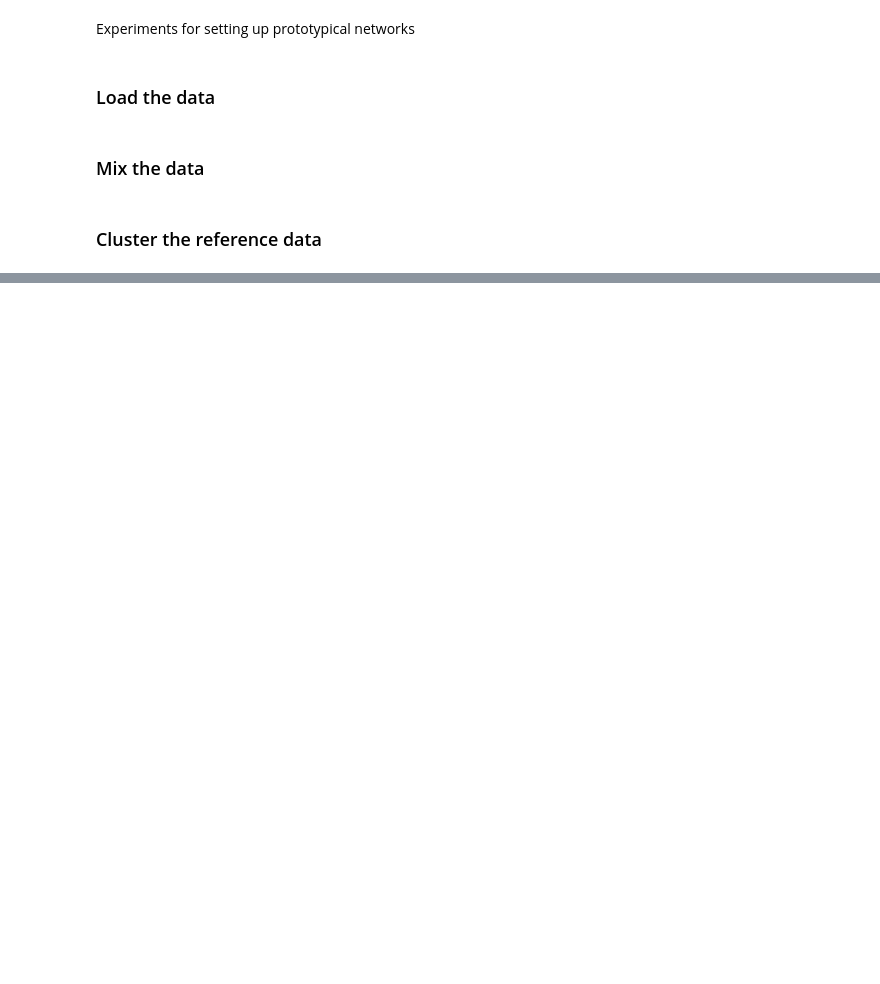
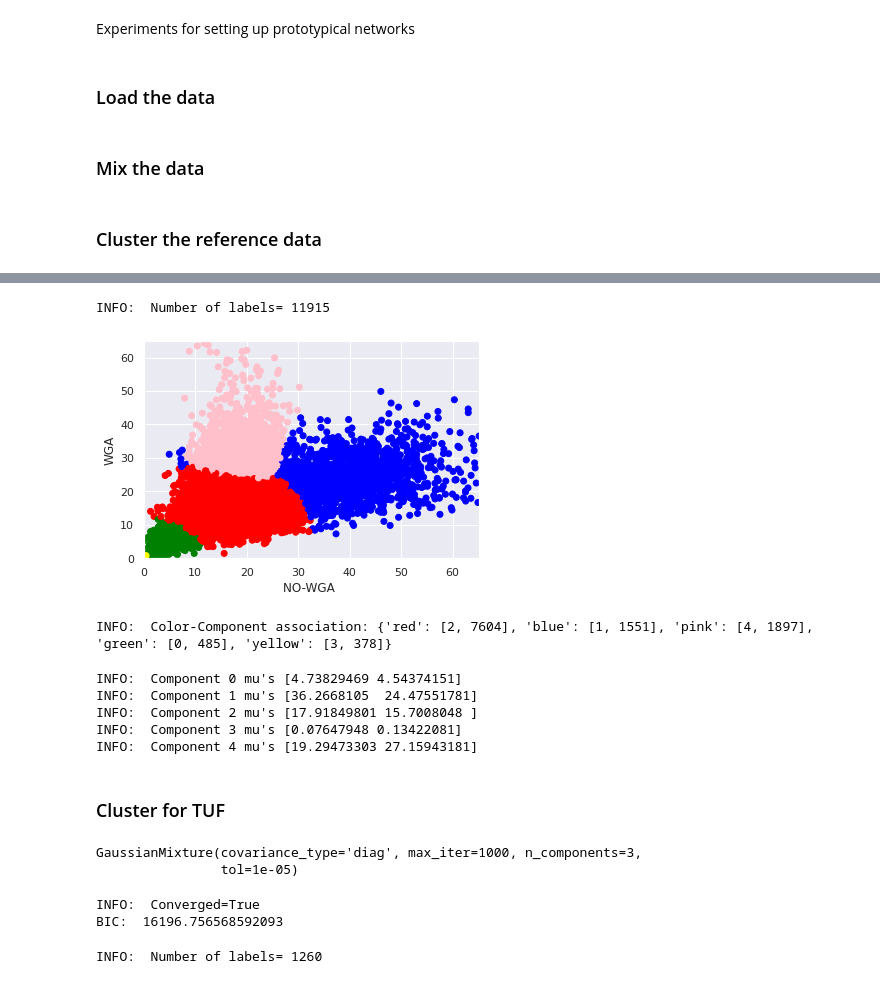
Before and after one commit to pockerman/hmmtuf_app, a Jupyter notebook: stories/experiment_prototypical_network.ipynb, the cells around one changed output, grey strips where cells are left out. Saved outputs shown, nothing was run; the diff lists cells and outputs as text; code cells hidden in the pictures; blank space fills up the shorter version.

```diff
--- a/stories/experiment_prototypical_network.ipynb
+++ b/stories/experiment_prototypical_network.ipynb
@@ -79,0 +85,16 @@ no_wga_mu.extend(nowga_mu_del)
+# %%
+NUM_CLUSTERS=5
+COVARIANCE_TYPE = 'diag'
+MAX_ITRS=1000
+TOL=1.0e-5
+N_INIT=1
+TUF_NUM_CLUSTERS=3
+COLORS = np.array(['green', 'blue', 'red',
+                   'yellow', 'pink', 'orange',
+                   'purple', 'navy', 'brown'])
+
+# add black color for outliers (if any)
+COLORS = np.append(COLORS, ["#000000"])
+
+SAVE_DATA_PATH = "/home/alex/qi3/hmmtuf/data/prototypical_nets/"
+SAVE_FILENAME = "prototypical_tuf.csv"
@@ -110,21 +131,22 @@ print("BIC: ", gmm.bic(data))
 # %%
 labels = gmm.predict(data)
-print("Len of labels: ", len(labels))
+print("{0} Number of labels= {1}".format(INFO, len(labels)))
+# %% [output]
+INFO:  Number of labels= 11915
 # %%
-colors = np.array(['green', 'blue', 'red',
-                       'yellow', 'pink', 'orange', 'purple', 'navy',
-                       'brown'])
+xlim=(0., 65.0)
+ylim=(0., 65.0)
 
-# add black color for outliers (if any)
-colors = np.append(colors, ["#000000"])
-colors = colors[labels]
+colors = COLORS[labels]
 
 plt.scatter(no_wga_mu, wga_mu, color=colors)
 plt.xlabel("NO-WGA ")
 plt.ylabel("WGA")
 plt.xlim(xlim)
 plt.ylim(ylim)
 plt.show()
+# %% [output]
+[figure, added]
 # %%
 # map that holds the association between the
 # component color and component index
@@ -136,3 +158,18 @@ for label, color in zip(labels, colors):
         color_comp_assoc[color][1] += 1
     else:
         color_comp_assoc[color] = [label, 1]
+
+print("{0} Color-Component association: {1}".format(INFO, color_comp_assoc))
+# %% [output]
+INFO:  Color-Component association: {'red': [2, 7604], 'blue': [1, 1551], 'pink': [4, 1897], 'green': [0, 485], 'yellow': [3, 378]}
+# %%
+means = gmm.means_
+
+for i in range(len(means)):
+    print("{0} Component {1} mu's {2} ".format(INFO, i , means[i]))
+# %% [output]
+INFO:  Component 0 mu's [4.73829469 4.54374151]
+INFO:  Component 1 mu's [36.2668105  24.47551781]
+INFO:  Component 2 mu's [17.91849801 15.7008048 ]
+INFO:  Component 3 mu's [0.07647948 0.13422081]
+INFO:  Component 4 mu's [19.29473303 27.15943181]
@@ -138,0 +178,2 @@ for label, color in zip(labels, colors):
+# %% [markdown]
+### Cluster for TUF
@@ -138,0 +194,23 @@ for label, color in zip(labels, colors):
+# %%
+# the GMM cluster
+tuf_gmm = mixture.GaussianMixture(n_components=TUF_NUM_CLUSTERS,
+                                  covariance_type=COVARIANCE_TYPE,
+                                  tol=TOL,
+                                  max_iter=MAX_ITRS, n_init=N_INIT)
+
+# fit the data
+tuf_gmm.fit(tuf_data)
+# %% [output]
+GaussianMixture(covariance_type='diag', max_iter=1000, n_components=3,
+                tol=1e-05)
+# %%
+print("{0} Converged={1} ".format(INFO, tuf_gmm.converged_))
+print("BIC: ", tuf_gmm.bic(tuf_data))
+# %% [output]
+INFO:  Converged=True
+BIC:  16196.756568592093
+# %%
+tuf_labels = tuf_gmm.predict(tuf_data)
+print("{0} Number of labels= {1}".format(INFO, len(tuf_labels)))
+# %% [output]
+INFO:  Number of labels= 1260
```
Also changed, not shown: parts of 16 cells of this notebook.
